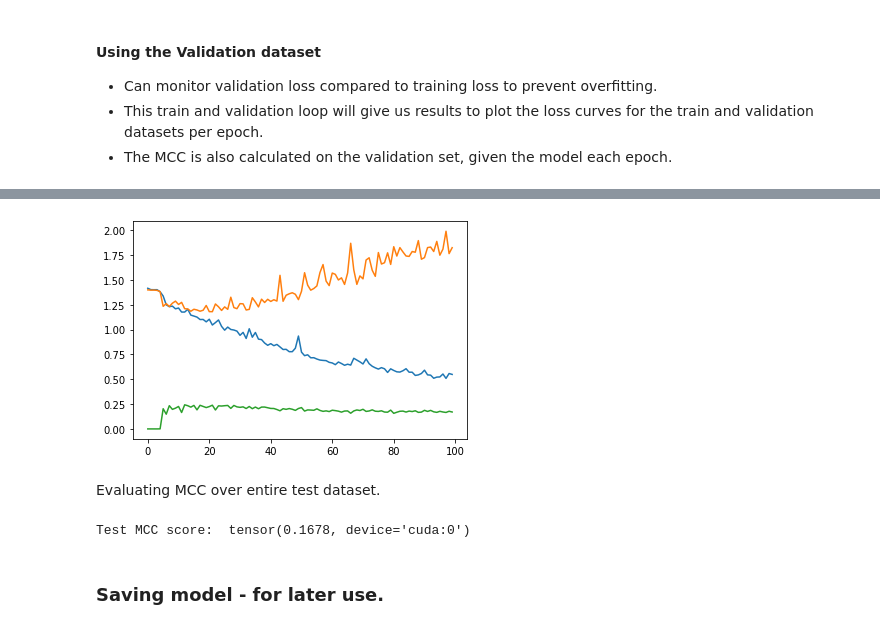
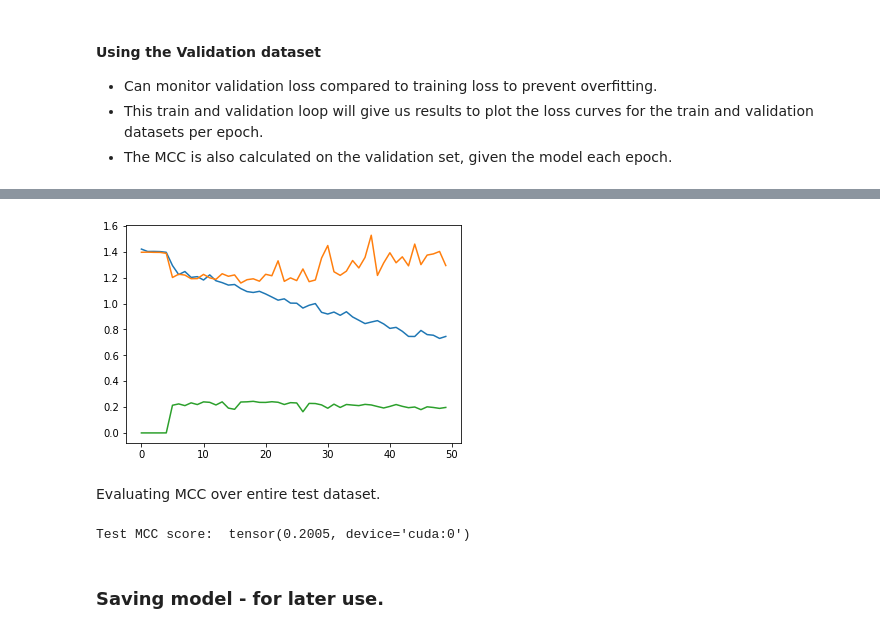
Before and after one commit to ryangregson01/L4-dissertation, a Jupyter notebook: src/Notebooks/FCN_1DConvolutions.ipynb, the cells around one changed output, grey strips where cells are left out. Cells and saved outputs as stored; diff of their text form; code cells hidden in the pictures.

```diff
--- a/src/Notebooks/FCN_1DConvolutions.ipynb
+++ b/src/Notebooks/FCN_1DConvolutions.ipynb
@@ -70,11 +79,0 @@ data_disprot = pd.read_csv('/content/drive/My Drive/Colab Notebooks/diss_files/D
-# %%
-# Dictionary for important data from DisProt
-disorder_start_and_end = {}
-
-for i, acc in enumerate(data_disprot['acc']):
-  s = data_disprot['start'][i]
-  e = data_disprot['end'][i]
-  arr = disorder_start_and_end.get((str(acc)), [])
-
-  if (s, e) not in arr:
-    disorder_start_and_end[str(acc)] = arr + [(s, e)]
@@ -408,37 +331,41 @@ Epoch 80 Done
 # %%
 epoch_valid_MCC_arr_plottable = [epoch_valid_MCC_arr[i].to('cpu').numpy() if epoch_valid_MCC_arr[i] != 0 else 0.0 for i, se in enumerate(epoch_valid_MCC_arr)]
 
-plt.plot(range(100), epoch_loss_arr)
-plt.plot(range(100), epoch_valid_loss_arr)
-plt.plot(range(100), epoch_valid_MCC_arr_plottable)
+plt.plot(range(50), epoch_loss_arr)
+plt.plot(range(50), epoch_valid_loss_arr)
+plt.plot(range(50), epoch_valid_MCC_arr_plottable)
 plt.show()
 # %% [output]
-[figure, old version]
+[figure, new version]
 # %% [markdown]
 Evaluating MCC over entire test dataset.
 # %%
-test_mcc_score = 0
+def calculate_dataset_mcc(name, dataset):
+  test_mcc_score = 0
 
-for test_seq in test_loader:
-  input_seq = test_seq.get('image')
-  input_seq = input_seq.type(torch.FloatTensor)
-  input_seq = input_seq.to(device)
-  true_label = test_seq.get('label')
-  true_label = true_label.type(torch.FloatTensor)
-  true_label = true_label.to(device)
+  for test_seq in dataset:
+    input_seq = test_seq.get('image')
+    input_seq = input_seq.type(torch.FloatTensor)
+    input_seq = input_seq.to(device)
+    true_label = test_seq.get('label')
+    true_label = true_label.type(torch.FloatTensor)
+    true_label = true_label.to(device)
 
-  with torch.no_grad():
-    predicted_label = new_model(input_seq)
+    with torch.no_grad():
+      predicted_label = new_model(input_seq)
 
-  predicted_label = torch.squeeze(predicted_label)
-  true_label = torch.squeeze(true_label)
+    predicted_label = torch.sigmoid(predicted_label)
+    predicted_label = torch.squeeze(predicted_label)
+    true_label = torch.squeeze(true_label)
 
-  pred_lab = pred_round(predicted_label)
-  test_mcc_score += calc_MCC(pred_lab, true_label)
+    pred_lab = pred_round(predicted_label)
+    test_mcc_score += calc_MCC(pred_lab, true_label)
 
-print("Test MCC score: ", ( test_mcc_score / len(test_loader) ))
+  print(name+" MCC score: ", ( test_mcc_score / len(dataset) ))
-# %% [output]
-Test MCC score:  tensor(0.1678, device='cuda:0')
+# %%
+calculate_dataset_mcc("Test", test_loader)
+# %% [output]
+Test MCC score:  tensor(0.2005, device='cuda:0')
 # %% [markdown]
 ### Saving model - for later use.
 # %%
```
Also changed, not shown: parts of 28 cells of this notebook, 7 other files.
